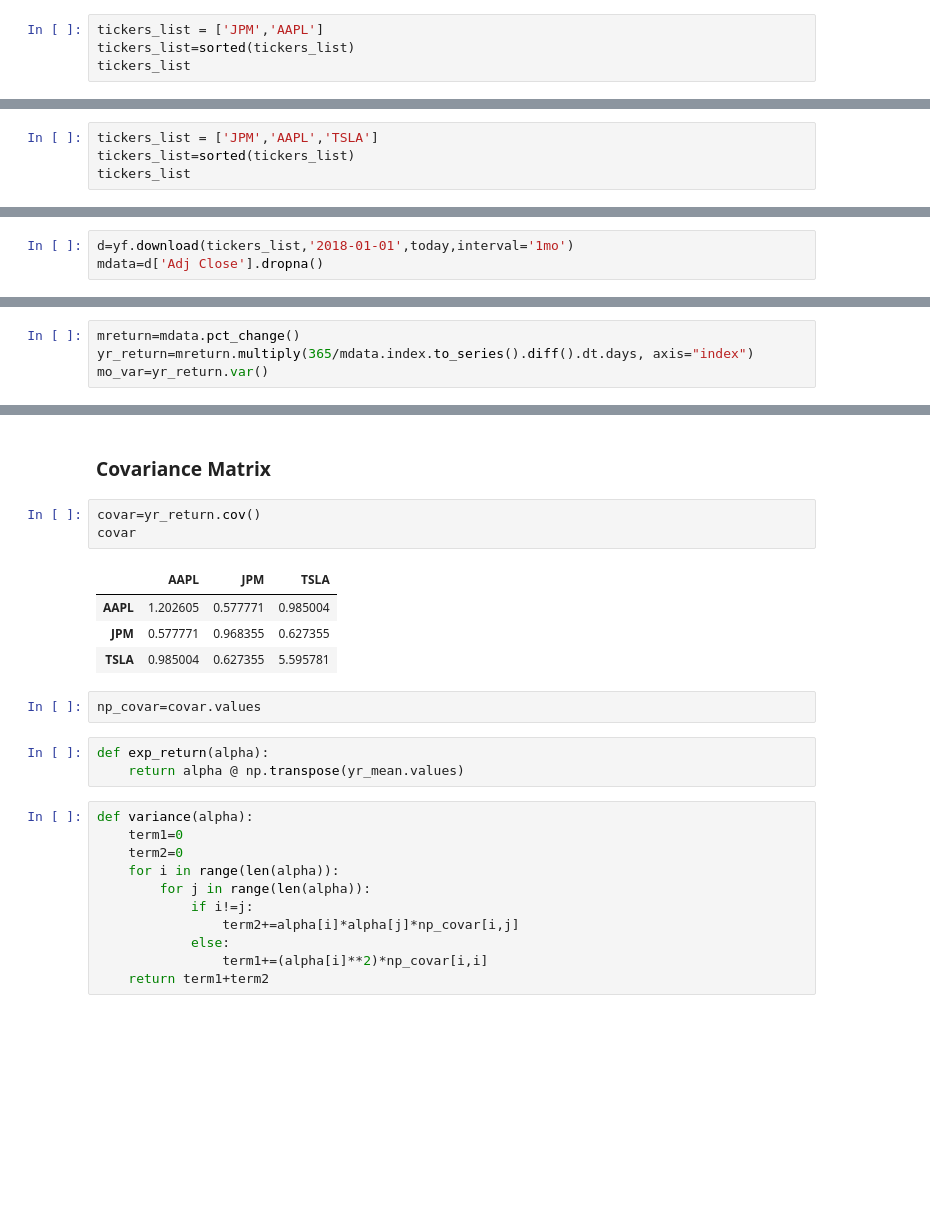
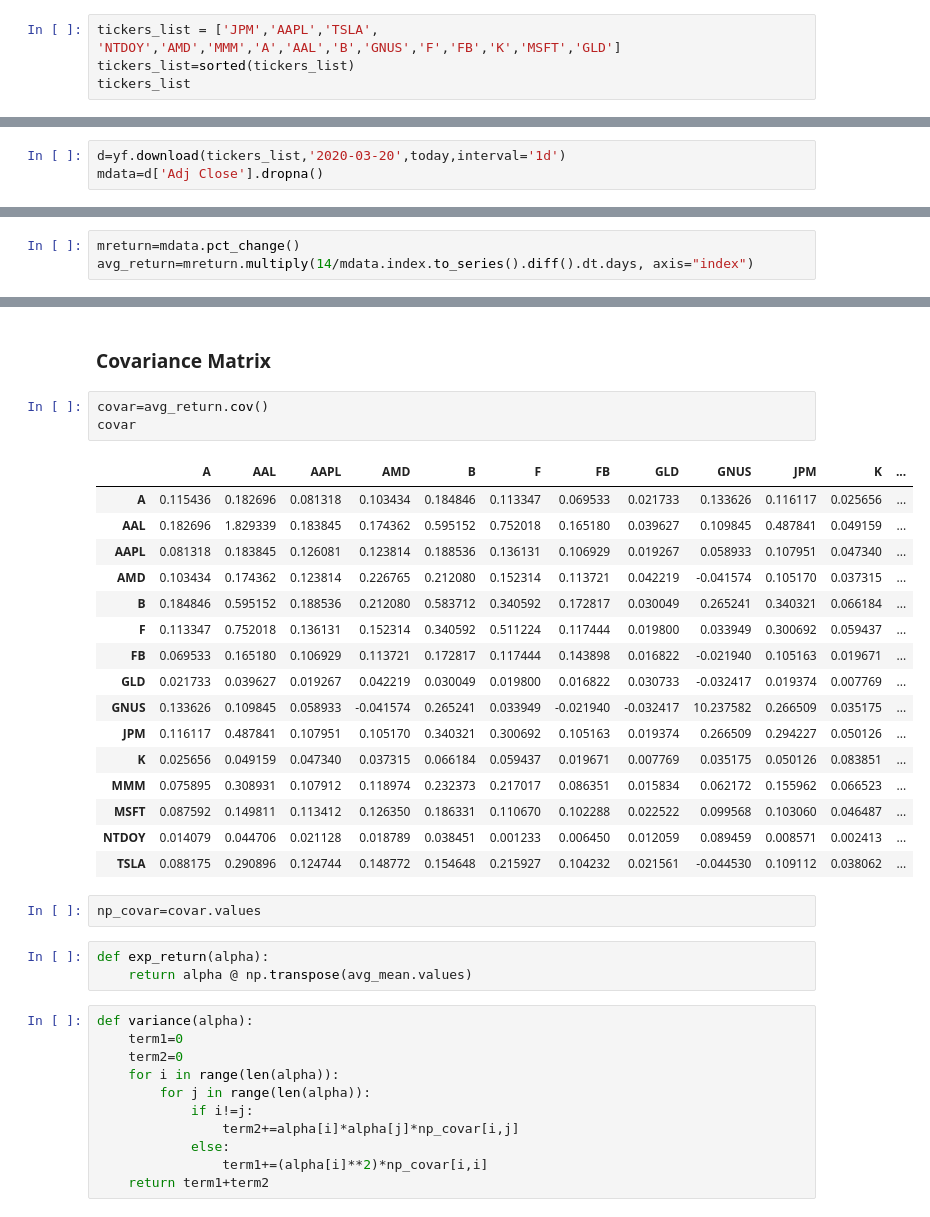
Before and after one commit to AlexanderTrap/Finance-Problemsets, a Jupyter notebook: Portfolio.ipynb, the cells around one changed output, grey strips where cells are left out. Drawn from its saved outputs; the diff is of its cells as text; blank space fills up the shorter version.

```diff
--- a/Portfolio.ipynb
+++ b/Portfolio.ipynb
@@ -17,5 +13,5 @@ from scipy.optimize import minimize
 # %%
-tickers_list = ['JPM','AAPL']
+tickers_list = ['JPM','AAPL','TSLA', 'NTDOY','AMD','MMM','A','AAL','B','GNUS','F','FB','K','MSFT','GLD']
 tickers_list=sorted(tickers_list)
 tickers_list
 # %% [output]
@@ -180,4 +32,0 @@ Principle is totally the same and now we will focus on just the minimum risk poi
-# %%
-tickers_list = ['JPM','AAPL','TSLA']
-tickers_list=sorted(tickers_list)
-tickers_list
@@ -201,4 +63,4 @@ plt.show()
 # %%
-d=yf.download(tickers_list,'2018-01-01',today,interval='1mo')
+d=yf.download(tickers_list,'2020-03-20',today,interval='1d')
 mdata=d['Adj Close'].dropna()
 # %% [output]
@@ -206,4 +70,3 @@ mdata=d['Adj Close'].dropna()
 # %%
 mreturn=mdata.pct_change()
-yr_return=mreturn.multiply(365/mdata.index.to_series().diff().dt.days, axis="index")
-mo_var=yr_return.var()
+avg_return=mreturn.multiply(14/mdata.index.to_series().diff().dt.days, axis="index")
@@ -226,18 +113,30 @@ dtype: float64
 # %% [markdown]
 ### Covariance Matrix
 # %%
-covar=yr_return.cov()
+covar=avg_return.cov()
 covar
 # %% [output]
-|  | AAPL | JPM | TSLA |
-| AAPL | 1.202605 | 0.577771 | 0.985004 |
-| JPM | 0.577771 | 0.968355 | 0.627355 |
-| TSLA | 0.985004 | 0.627355 | 5.595781 |
+|  | A | AAL | AAPL | AMD | B | F | FB | GLD | GNUS | JPM | K | ... |
+| A | 0.115436 | 0.182696 | 0.081318 | 0.103434 | 0.184846 | 0.113347 | 0.069533 | 0.021733 | 0.133626 | 0.116117 | 0.025656 | ... |
+| AAL | 0.182696 | 1.829339 | 0.183845 | 0.174362 | 0.595152 | 0.752018 | 0.165180 | 0.039627 | 0.109845 | 0.487841 | 0.049159 | ... |
+| AAPL | 0.081318 | 0.183845 | 0.126081 | 0.123814 | 0.188536 | 0.136131 | 0.106929 | 0.019267 | 0.058933 | 0.107951 | 0.047340 | ... |
+| AMD | 0.103434 | 0.174362 | 0.123814 | 0.226765 | 0.212080 | 0.152314 | 0.113721 | 0.042219 | -0.041574 | 0.105170 | 0.037315 | ... |
+| B | 0.184846 | 0.595152 | 0.188536 | 0.212080 | 0.583712 | 0.340592 | 0.172817 | 0.030049 | 0.265241 | 0.340321 | 0.066184 | ... |
+| F | 0.113347 | 0.752018 | 0.136131 | 0.152314 | 0.340592 | 0.511224 | 0.117444 | 0.019800 | 0.033949 | 0.300692 | 0.059437 | ... |
+| FB | 0.069533 | 0.165180 | 0.106929 | 0.113721 | 0.172817 | 0.117444 | 0.143898 | 0.016822 | -0.021940 | 0.105163 | 0.019671 | ... |
+| GLD | 0.021733 | 0.039627 | 0.019267 | 0.042219 | 0.030049 | 0.019800 | 0.016822 | 0.030733 | -0.032417 | 0.019374 | 0.007769 | ... |
+| GNUS | 0.133626 | 0.109845 | 0.058933 | -0.041574 | 0.265241 | 0.033949 | -0.021940 | -0.032417 | 10.237582 | 0.266509 | 0.035175 | ... |
+| JPM | 0.116117 | 0.487841 | 0.107951 | 0.105170 | 0.340321 | 0.300692 | 0.105163 | 0.019374 | 0.266509 | 0.294227 | 0.050126 | ... |
+| K | 0.025656 | 0.049159 | 0.047340 | 0.037315 | 0.066184 | 0.059437 | 0.019671 | 0.007769 | 0.035175 | 0.050126 | 0.083851 | ... |
+| MMM | 0.075895 | 0.308931 | 0.107912 | 0.118974 | 0.232373 | 0.217017 | 0.086351 | 0.015834 | 0.062172 | 0.155962 | 0.066523 | ... |
+| MSFT | 0.087592 | 0.149811 | 0.113412 | 0.126350 | 0.186331 | 0.110670 | 0.102288 | 0.022522 | 0.099568 | 0.103060 | 0.046487 | ... |
+| NTDOY | 0.014079 | 0.044706 | 0.021128 | 0.018789 | 0.038451 | 0.001233 | 0.006450 | 0.012059 | 0.089459 | 0.008571 | 0.002413 | ... |
+| TSLA | 0.088175 | 0.290896 | 0.124744 | 0.148772 | 0.154648 | 0.215927 | 0.104232 | 0.021561 | -0.044530 | 0.109112 | 0.038062 | ... |
 # %%
 np_covar=covar.values
 # %%
 def exp_return(alpha):
-    return alpha @ np.transpose(yr_mean.values)
+    return alpha @ np.transpose(avg_mean.values)
 # %%
 def variance(alpha):
     term1=0
```
Also changed, not shown: parts of 113 cells of this notebook, 1 other file.
